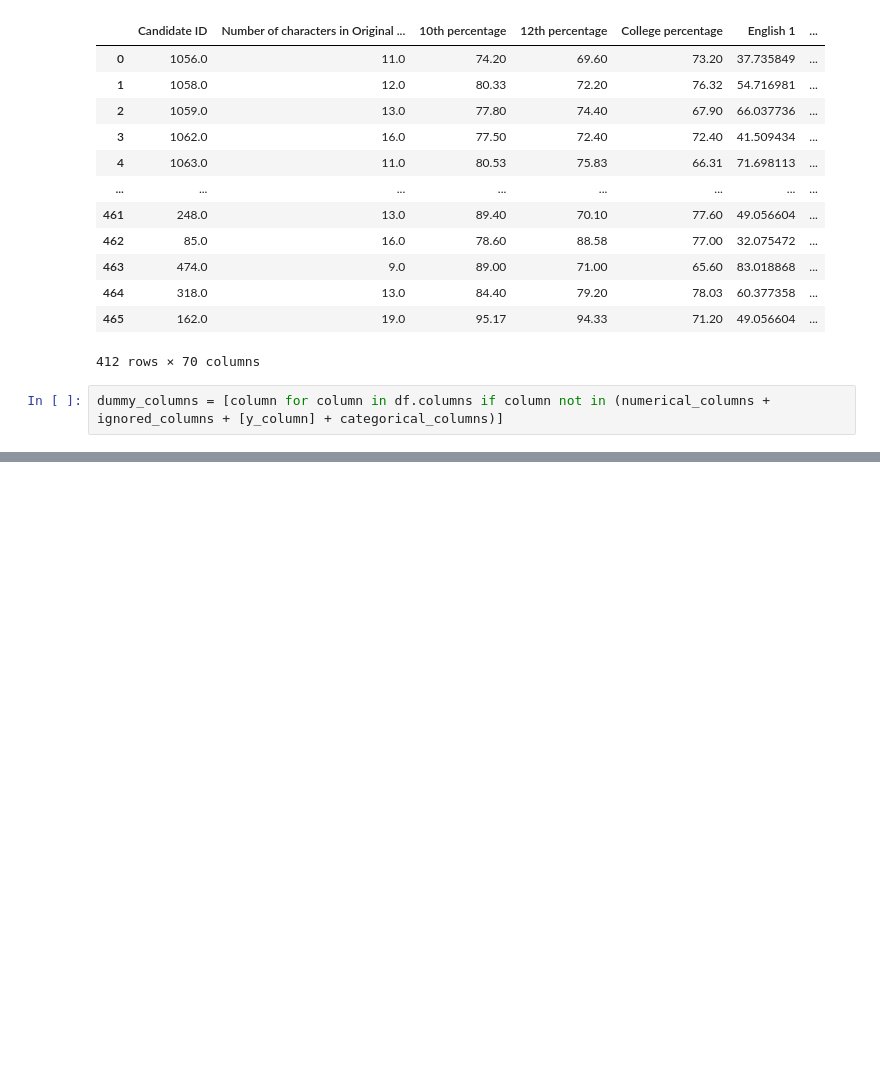
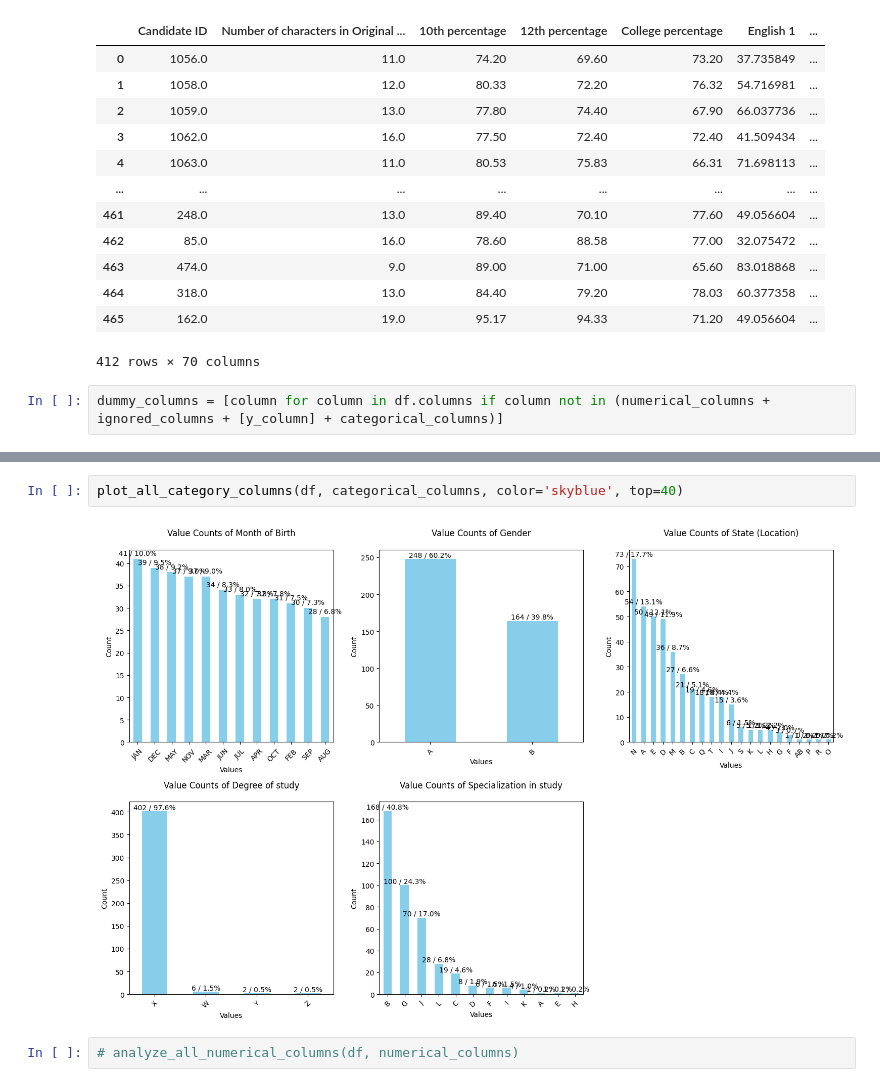
Before and after one commit to LanaArmond/DCC127-2024.3, a Jupyter notebook: DCC127_Trabalho_05.ipynb, the cells around one changed output, grey strips where cells are left out. Cells and saved outputs as stored; diff of their text form; blank space fills up the shorter version.

Commit message:
Analyse columns

```diff
--- a/DCC127_Trabalho_05.ipynb
+++ b/DCC127_Trabalho_05.ipynb
@@ -189,0 +288,6 @@ dummy_columns = [column for column in df.columns if column not in (numerical_col
+# %%
+plot_all_category_columns(df, categorical_columns, color='skyblue', top=40)
+# %% [output]
+[figure, added]
+# %%
+# analyze_all_numerical_columns(df, numerical_columns)
```
Also changed, not shown: parts of 4 cells of this notebook.
